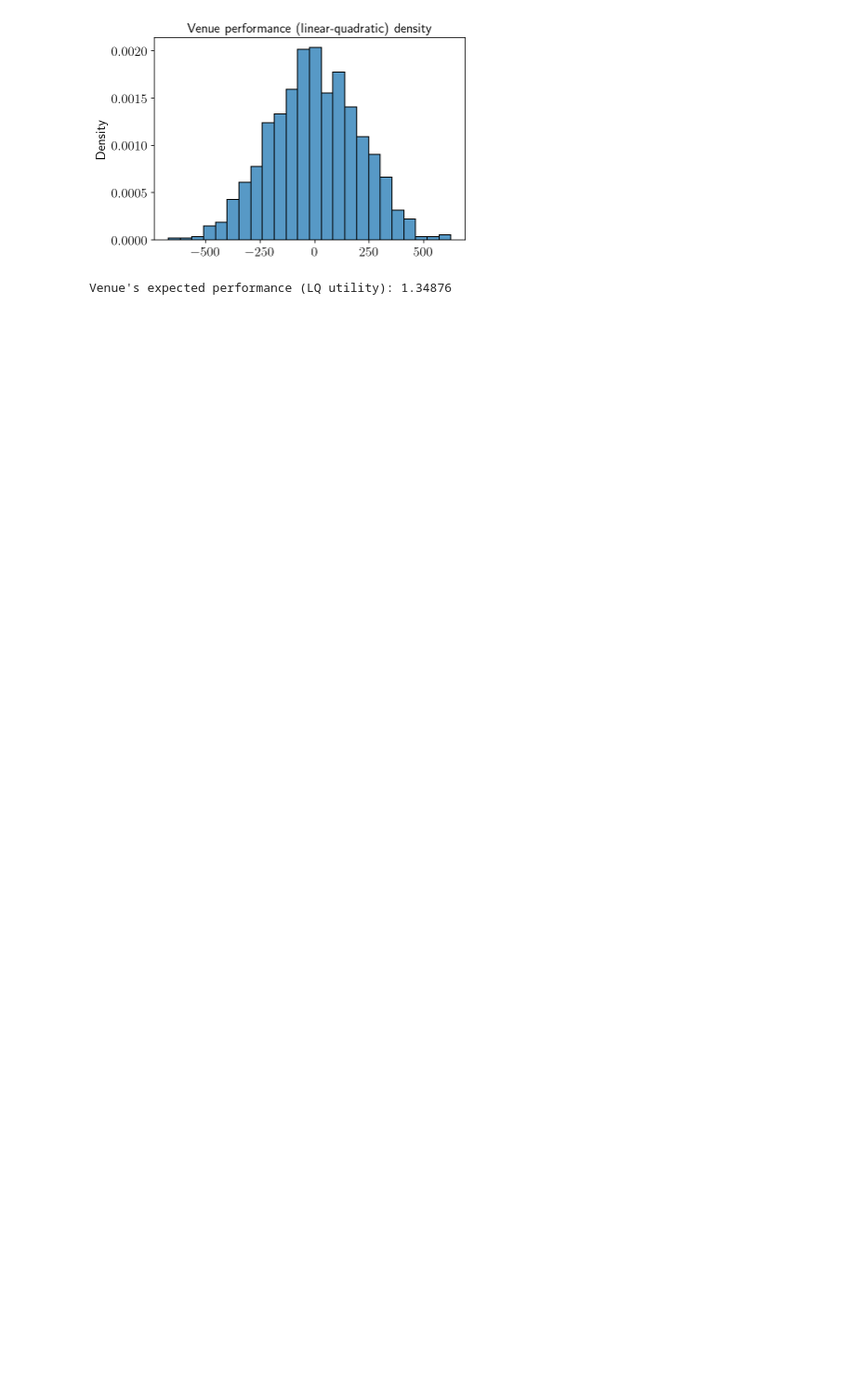
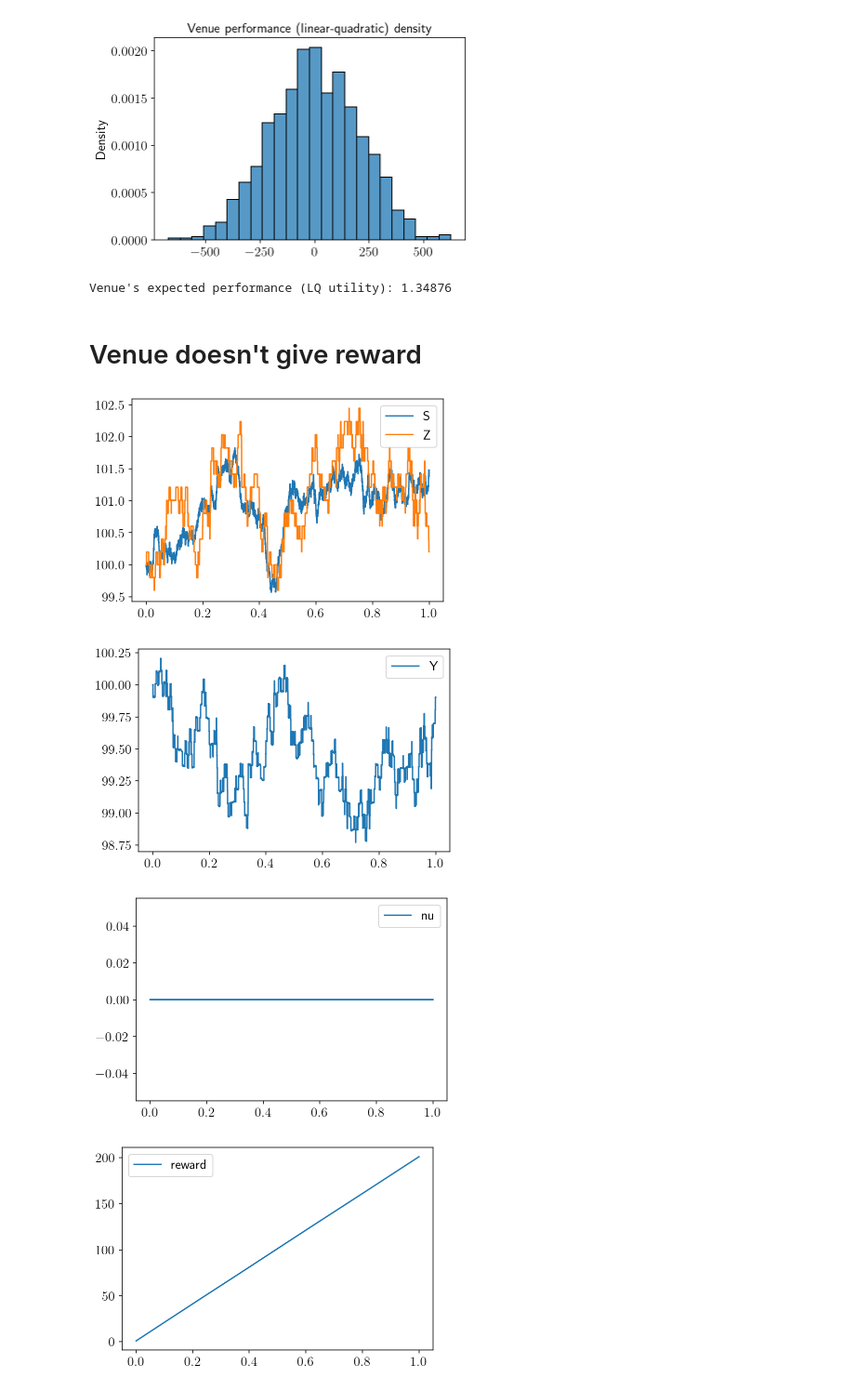
Before and after one commit to muhammadalifaqsha/amm-make-take-fee, a Jupyter notebook: Notebook.ipynb, the cells around one changed output. Shown at 93% size. Drawn from its saved outputs; the diff is of its cells as text; code cells hidden in the pictures; blank space fills up the shorter version.

```diff
--- a/Notebook.ipynb
+++ b/Notebook.ipynb
@@ -174,3 +184,46 @@ print(f'Venue\'s expected performance (LQ utility): {venue_wealth[0,:].mean():1.
 # %% [output]
 [figure]
 Venue's expected performance (LQ utility): 1.34876
+# %% [markdown]
+# Venue doesn't give reward
+# %%
+np.random.seed(100)
+
+nsims = 1_000
+strag_LP = '1'
+strag_vn = '0'
+
+S, Y, Z, X, nu, wealth, perf, rew, venue_wealth = env.simulate_venue(nsims=nsims, strag_LP=strag_LP, strag_vn=strag_vn, verbose = False)
+# %%
+num_sim = 58
+
+plt.plot(env.timesteps, S[:,num_sim], label='S')
+plt.plot(env.timesteps, Z[:,num_sim], label='Z')
+plt.legend()
+plt.show()
+
+plt.plot(env.timesteps, Y[:,num_sim], label='Y')
+plt.legend()
+plt.show()
+
+#plt.plot(env.timesteps, Z[:,num_sim], label='Z')
+#plt.legend()
+#plt.show()
+
+#plt.plot(env.timesteps, X[:,num_sim], label='X')
+#plt.legend()
+#plt.show()
+
+plt.plot(env.timesteps, nu[:,num_sim], label='nu')
+plt.legend()
+plt.show()
+
+
+plt.plot(env.timesteps, rew[:,num_sim], label='reward')
+plt.legend()
+plt.show()
+# %% [output]
+[figure, added]
+[figure, added]
+[figure, added]
+[figure, added]
```
Also changed, not shown: parts of 8 cells of this notebook, 3 other files.
